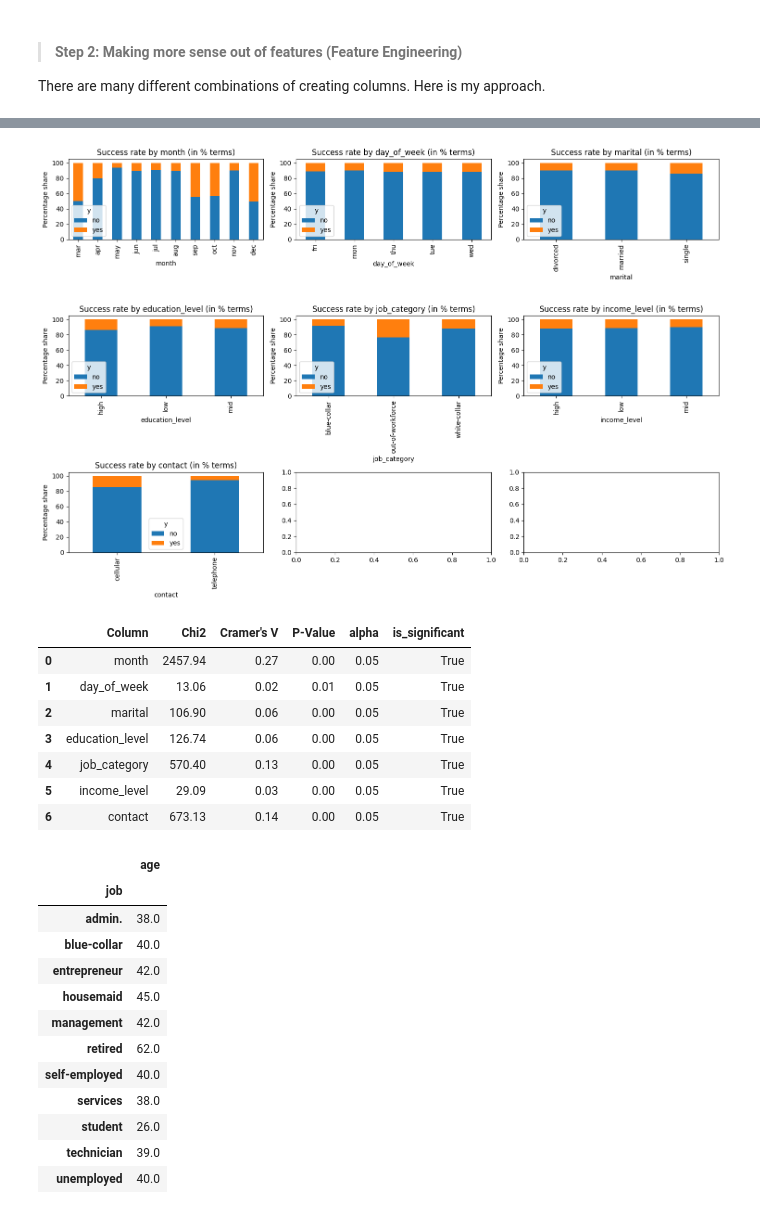
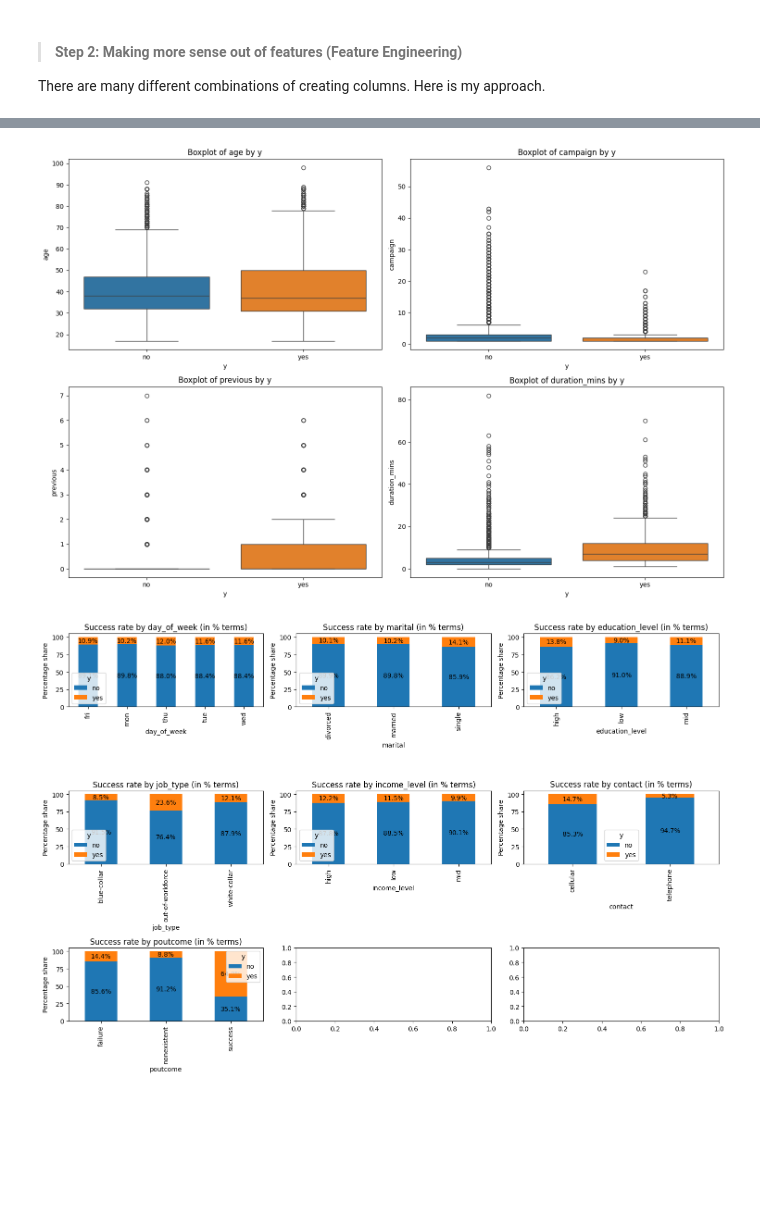
Before and after one commit to maripjan/Marketing-Campaign-at-Bank, a Jupyter notebook: subscription_prediction.ipynb, the cells around one changed output, grey strips where cells are left out. Drawn from its saved outputs; the diff is of its cells as text; code cells hidden in the pictures; blank space fills up the shorter version.

Commit message:
Plotted histograms and boxplots to analyze the association between target and numeric features

```diff
--- a/subscription_prediction.ipynb
+++ b/subscription_prediction.ipynb
@@ -146,7 +136,7 @@ education_level_mapping = {
 }
 
 # Create the education_level column
-df_imputed['education_level'] = df_imputed['education'].map(education_level_mapping)
+df_new['education_level'] = df_new['education'].map(education_level_mapping).astype('category')
 # %%
 # Define the mapping for job levels
 job_category_mapping = {
@@ -165,7 +155,7 @@ job_category_mapping = {
 }
 
 # Create the job_category column
-df_imputed['job_category'] = df_imputed['job'].map(job_category_mapping)
+df_new['job_type'] = df_new['job'].map(job_category_mapping).astype('category')
 # %%
 # Define the mapping for job levels based on income level
 income_level_mapping = {
@@ -182,4 +172,4 @@ income_level_mapping = {
     'management': 'high'
 }
 # Create the income_level column
-df_imputed['income_level'] = df_imputed['job'].map(income_level_mapping)
+df_new['income_level'] = df_new['job'].map(income_level_mapping).astype('category')
@@ -186 +178,4 @@ df_imputed['income_level'] = df_imputed['job'].map(income_level_mapping)
+# %%
+# Drop the original columns
+df_new = df_new.drop(columns=['education', 'job', 'duration'], errors='ignore')
 # %%
@@ -210,0 +193,29 @@ Duplicates: 0
+# %%
+import seaborn as sns
+import matplotlib.pyplot as plt
+import numpy as np
+
+# Select numeric columns
+numeric_columns = df_new.select_dtypes(include=[np.number]).columns
+
+# Define the number of rows and columns for the subplot grid
+ncols = 2
+nrows = int(np.ceil(len(numeric_columns) / ncols))
+
+# Create subplots
+fig, axes = plt.subplots(nrows, ncols, figsize=(15, 5 * nrows))
+axes = axes.flatten()  # Flatten the axes array for easier indexing
+
+# Iterate over numeric columns and create a boxplot for each one
+for idx, col in enumerate(numeric_columns):
+    sns.boxplot(data=df_new, x='y', y=col, hue='y', ax=axes[idx])
+    axes[idx].set_title(f'Boxplot of {col} by y')
+
+# Remove any unused subplots
+for idx in range(len(numeric_columns), len(axes)):
+    fig.delaxes(axes[idx])
+
+plt.tight_layout()
+plt.show()
+# %% [output]
+[figure, added]
@@ -211,32 +227,9 @@ Duplicates: 0
 # %%
 # Calculate the correlation between the target variable and categorical variables
-cf.show_categorical_correlation(df_imputed,
-                                 target='y',
-                                 cols_to_consider=['month', 'day_of_week', 'marital', 'education_level', 'job_category', 'income_level','contact'],
-                                 show_details=False)
+cf.show_categorical_correlation(df_new,
+                                target='y',
+                                cols_to_consider=['day_of_week', 'marital', 'education_level', 'job_type', 'income_level','contact', 'poutcome'],
+                                annotate=True,
+                                show_details=False)
 # %% [output]
-[figure, old version]
+[figure, new version]
-|  | Column | Chi2 | Cramer's V | P-Value | alpha | is_significant |
-| 0 | month | 2457.94 | 0.27 | 0.00 | 0.05 | True |
-| 1 | day_of_week | 13.06 | 0.02 | 0.01 | 0.05 | True |
-| 2 | marital | 106.90 | 0.06 | 0.00 | 0.05 | True |
-| 3 | education_level | 126.74 | 0.06 | 0.00 | 0.05 | True |
-| 4 | job_category | 570.40 | 0.13 | 0.00 | 0.05 | True |
-| 5 | income_level | 29.09 | 0.03 | 0.00 | 0.05 | True |
-| 6 | contact | 673.13 | 0.14 | 0.00 | 0.05 | True |
-# %%
-df_imputed.groupby('job').aggregate({'age': 'mean'}).round()
-# %% [output]
-|  | age |
-| job |  |
-| admin. | 38.0 |
-| blue-collar | 40.0 |
-| entrepreneur | 42.0 |
-| housemaid | 45.0 |
-| management | 42.0 |
-| retired | 62.0 |
-| self-employed | 40.0 |
-| services | 38.0 |
-| student | 26.0 |
-| technician | 39.0 |
-| unemployed | 40.0 |
```
Also changed, not shown: parts of 12 cells of this notebook, 16 other files.
